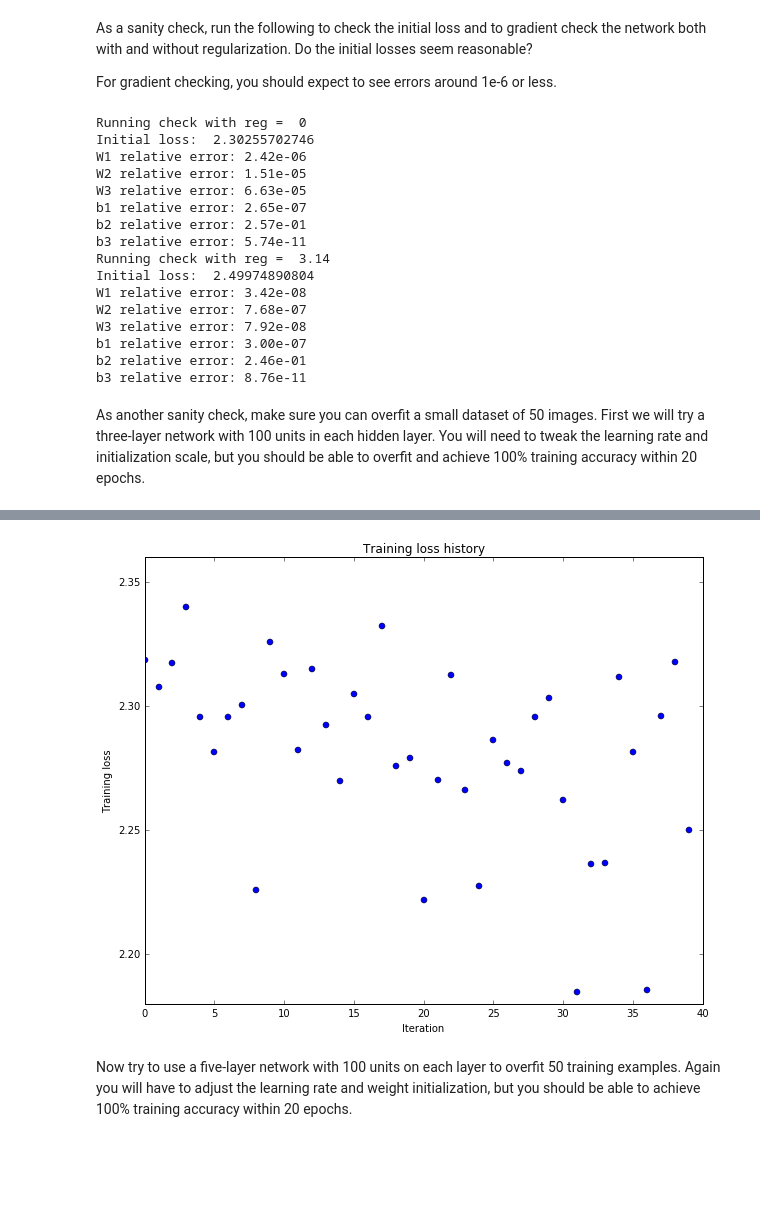
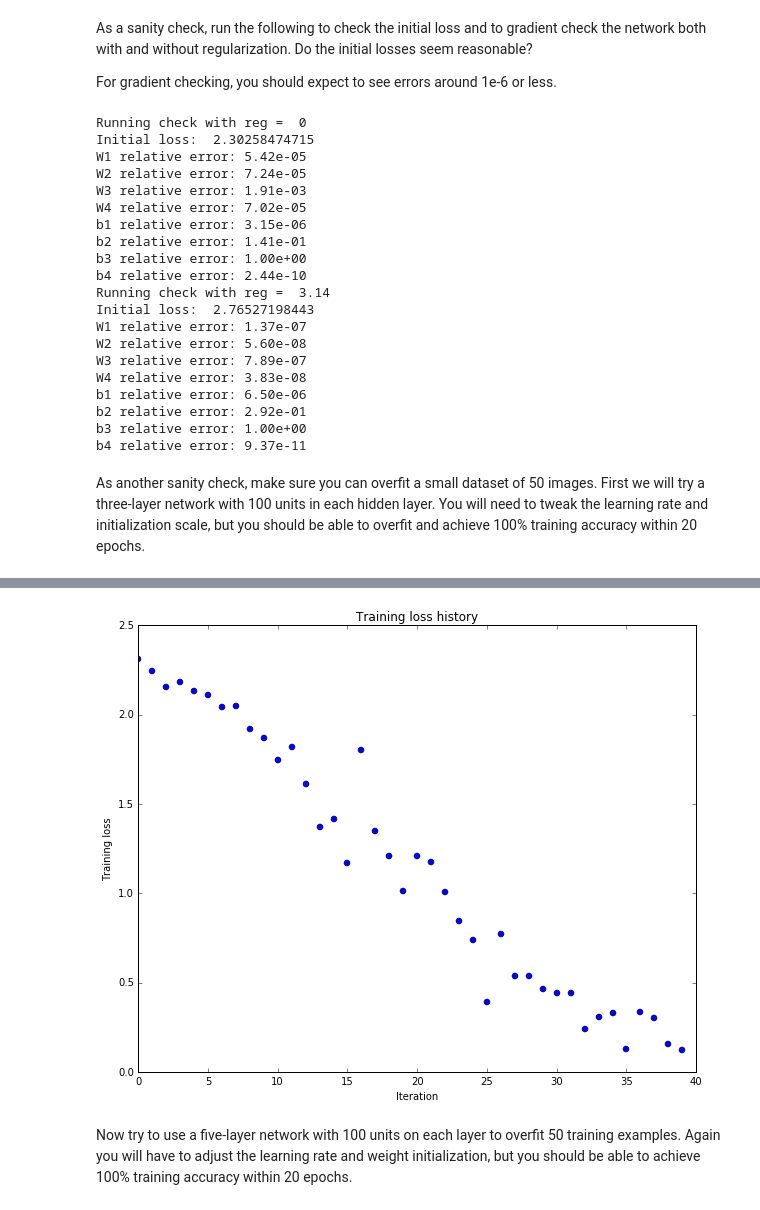
Before and after one commit to shengshuyang/StanfordCNNClass, a Jupyter notebook: assignment2/FullyConnectedNets.ipynb, the cells around one changed output, grey strips where cells are left out. Saved outputs shown, nothing was run; the diff lists cells and outputs as text; code cells hidden in the pictures; blank space fills up the shorter version.

```diff
--- a/assignment2/FullyConnectedNets.ipynb
+++ b/assignment2/FullyConnectedNets.ipynb
@@ -394,13 +394,13 @@ As a sanity check, run the following to check the initial loss and to gradient c
 
 For gradient checking, you should expect to see errors around 1e-6 or less.
 # %%
-N, D, H1, H2, C = 2, 15, 20, 30, 10
+N, D, H1, H2, H3, C = 2, 15, 20, 30, 50, 10
 X = np.random.randn(N, D)
 y = np.random.randint(C, size=(N,))
 
 for reg in [0, 3.14]:
   print 'Running check with reg = ', reg
-  model = FullyConnectedNet([H1, H2], input_dim=D, num_classes=C,
+  model = FullyConnectedNet([H1, H2, H3], input_dim=D, num_classes=C,
                             reg=reg, weight_scale=5e-2, dtype=np.float64)
 
   loss, grads = model.loss(X, y)
@@ -412,21 +412,25 @@ for reg in [0, 3.14]:
     print '%s relative error: %.2e' % (name, rel_error(grad_num, grads[name]))
 # %% [output]
 Running check with reg =  0
-Initial loss:  2.30255702746
-W1 relative error: 2.42e-06
-W2 relative error: 1.51e-05
-W3 relative error: 6.63e-05
-b1 relative error: 2.65e-07
-b2 relative error: 2.57e-01
-b3 relative error: 5.74e-11
+Initial loss:  2.30258474715
+W1 relative error: 5.42e-05
+W2 relative error: 7.24e-05
+W3 relative error: 1.91e-03
+W4 relative error: 7.02e-05
+b1 relative error: 3.15e-06
+b2 relative error: 1.41e-01
+b3 relative error: 1.00e+00
+b4 relative error: 2.44e-10
 Running check with reg =  3.14
-Initial loss:  2.49974890804
-W1 relative error: 3.42e-08
-W2 relative error: 7.68e-07
-W3 relative error: 7.92e-08
-b1 relative error: 3.00e-07
-b2 relative error: 2.46e-01
-b3 relative error: 8.76e-11
+Initial loss:  2.76527198443
+W1 relative error: 1.37e-07
+W2 relative error: 5.60e-08
+W3 relative error: 7.89e-07
+W4 relative error: 3.83e-08
+b1 relative error: 6.50e-06
+b2 relative error: 2.92e-01
+b3 relative error: 1.00e+00
+b4 relative error: 9.37e-11
 # %% [markdown]
 As another sanity check, make sure you can overfit a small dataset of 50 images. First we will try a three-layer network with 100 units in each hidden layer. You will need to tweak the learning rate and initialization scale, but you should be able to overfit and achieve 100% training accuracy within 20 epochs.
 # %%
@@ -440,8 +444,8 @@ small_data = {
   'y_val': data['y_val'],
 }
 
-weight_scale = 1e-2
-learning_rate = 1e-4
+weight_scale = 8e-3
+learning_rate = 7.0e-3
 model = FullyConnectedNet([100, 100],
               weight_scale=weight_scale, dtype=np.float64)
 solver = Solver(model, small_data,
@@ -479,4 +483,4 @@ plt.show()
-[figure, old version]
+[figure, new version]
 # %% [markdown]
 Now try to use a five-layer network with 100 units on each layer to overfit 50 training examples. Again you will have to adjust the learning rate and weight initialization, but you should be able to achieve 100% training accuracy within 20 epochs.
 # %%
```
Also changed, not shown: parts of 3 cells of this notebook, 3 other files.
